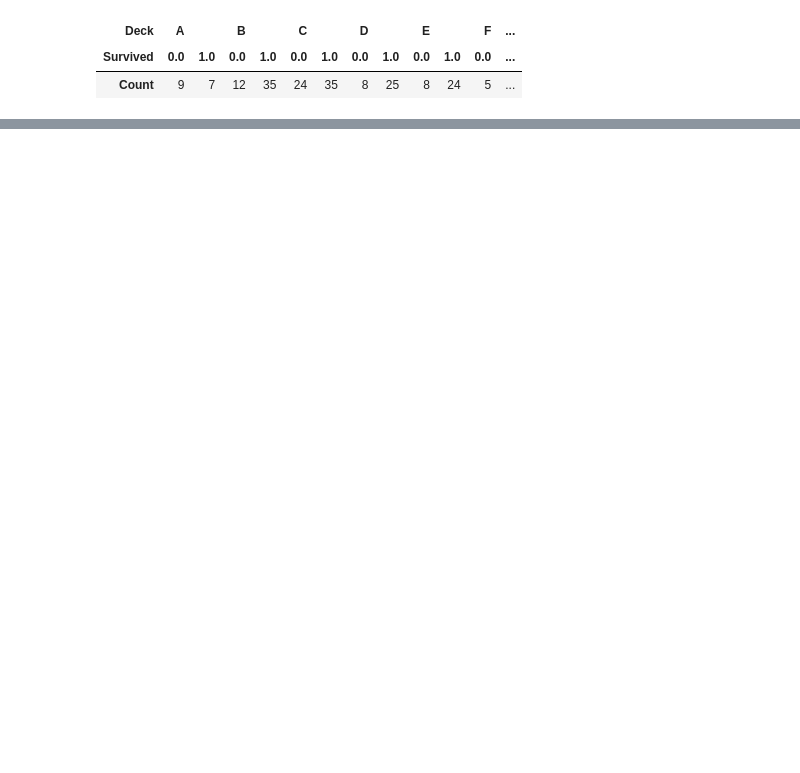
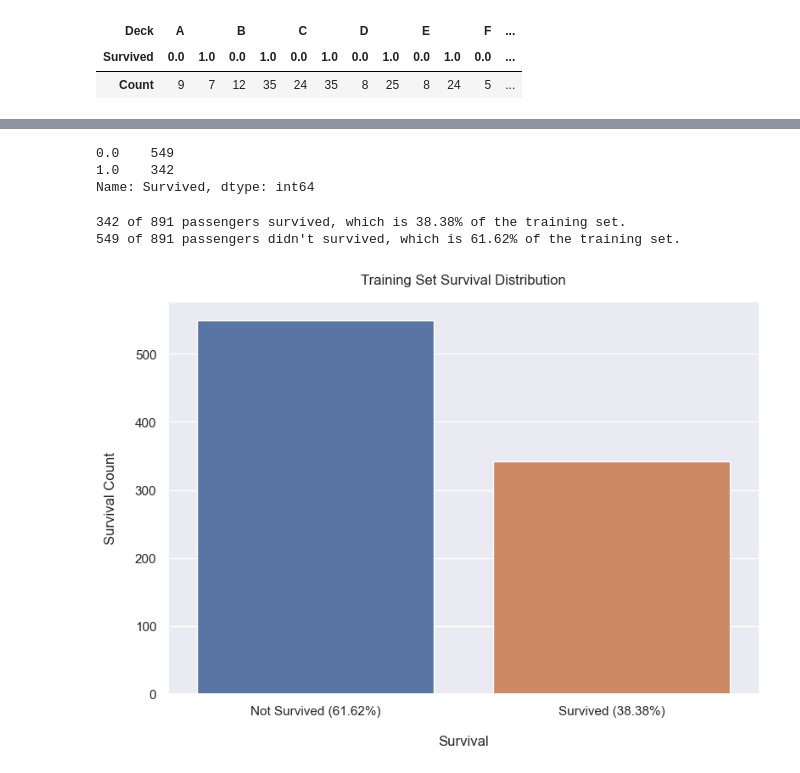
Before and after one commit to subtlewow/kaggle_comps, a Jupyter notebook: titanic/titanic.ipynb, the cells around one changed output, grey strips where cells are left out. Saved outputs shown, nothing was run; the diff lists cells and outputs as text; code cells hidden in the pictures; blank space fills up the shorter version.

```diff
--- a/titanic/titanic.ipynb
+++ b/titanic/titanic.ipynb
@@ -490,0 +573,6 @@ df_all.groupby(['Deck', 'Survived']).count().drop(columns=['Age', 'Cabin', 'Emba
+# %%
+df_all['Deck'] = df_all['Deck'].replace(['A', 'B', 'C'], 'ABC')
+df_all['Deck'] = df_all['Deck'].replace(['D', 'E'], 'DE')
+df_all['Deck'] = df_all['Deck'].replace(['F', 'G'], 'FG')
+
+df_all.Deck.value_counts()
@@ -490,0 +589,13 @@ df_all.groupby(['Deck', 'Survived']).count().drop(columns=['Age', 'Cabin', 'Emba
+# %%
+df_all.drop(['Cabin'], inplace=True, axis=1)
+
+df_train, df_test = split_df(df_all)
+dfs = [df_train, df_test]
+
+df_train.name = 'Training Set'
+df_test.name = 'Test Set'
+
+for df in dfs:
+    print(df.name)
+    print(display_missing(df))
+    print('\n')
@@ -490,0 +632,27 @@ df_all.groupby(['Deck', 'Survived']).count().drop(columns=['Age', 'Cabin', 'Emba
+# %%
+df_train.Survived.value_counts()
+# %% [output]
+0.0    549
+1.0    342
+Name: Survived, dtype: int64
+# %%
+not_survived, survived = df_train.Survived.value_counts()
+not_survived_per, survived_per = (not_survived / len(df_train)) * 100, (survived / len(df_train)) * 100
+
+print("{} of {} passengers survived, which is {:.2f}% of the training set.".format(survived, len(df_train), survived_per))
+print("{} of {} passengers didn't survived, which is {:.2f}% of the training set.".format(not_survived, len(df_train), not_survived_per))
+
+plt.figure(figsize=(9,6))
+sns.countplot(x=df_train.Survived)
+
+plt.xlabel("Survival", labelpad=15)
+plt.ylabel("Survival Count", labelpad=15)
+
+plt.xticks((0,1), ['Not Survived ({:.2f}%)'.format(not_survived_per), 'Survived ({:.2f}%)'.format(survived_per)])
+
+plt.title("Training Set Survival Distribution", pad=15)
+plt.show()
+# %% [output]
+342 of 891 passengers survived, which is 38.38% of the training set.
+549 of 891 passengers didn't survived, which is 61.62% of the training set.
+[figure, added]
```
Also changed, not shown: parts of 20 cells of this notebook.
